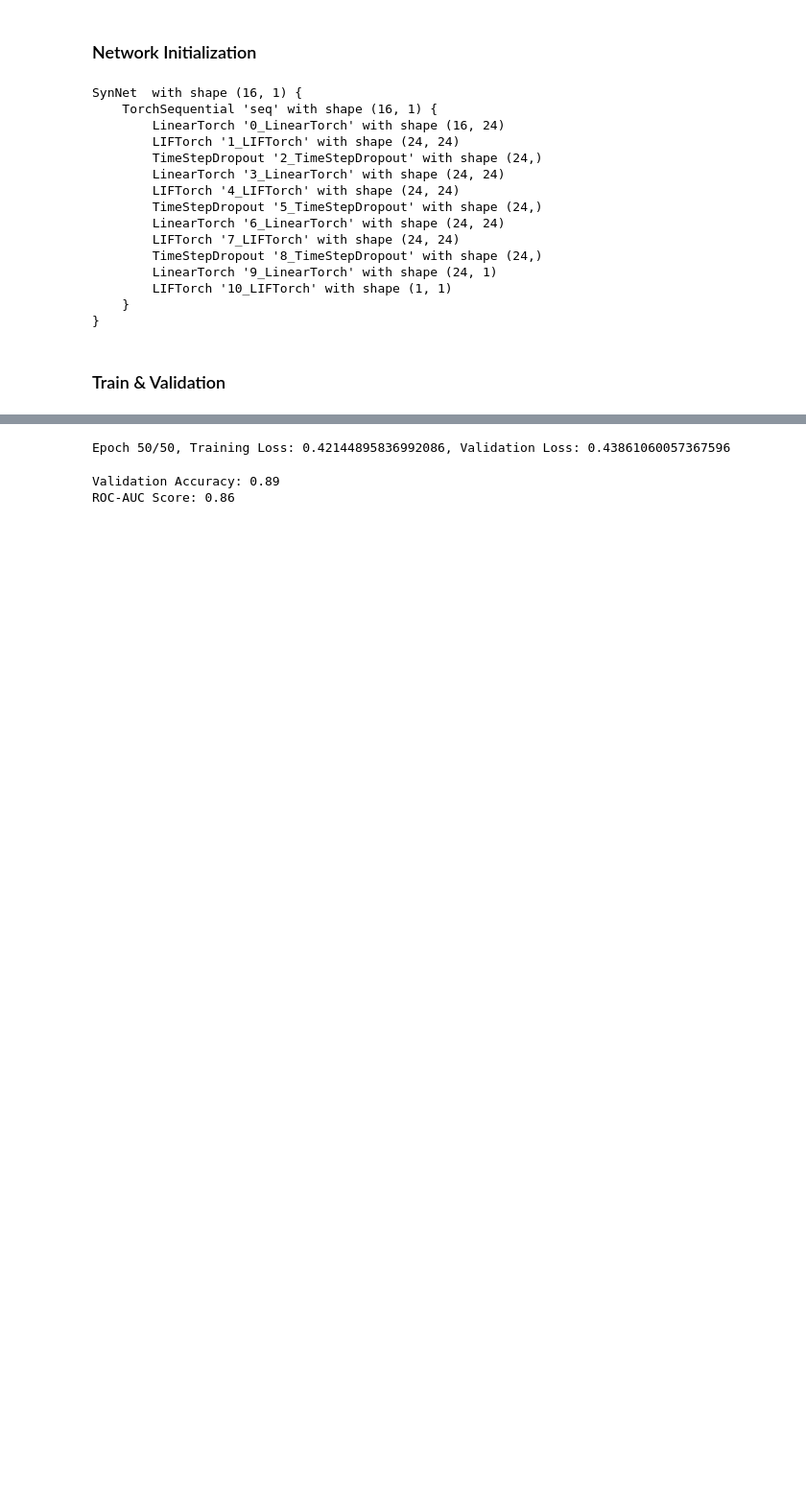
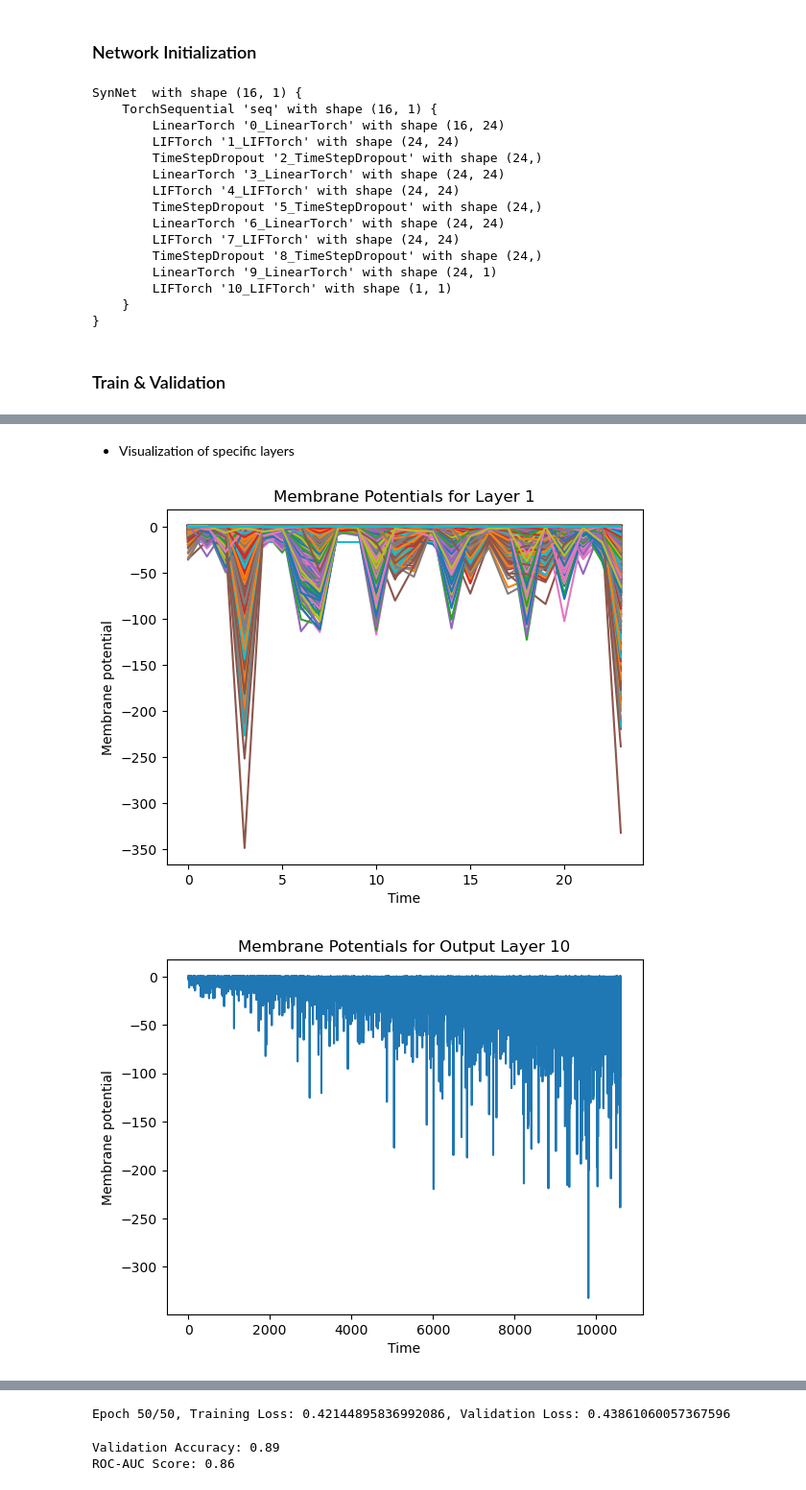
Before and after one commit to uwa-computer-science/project-12-prototype-bio-acoustic-detection-system-soundsentinel, a Jupyter notebook: data_loader_to_model_training.ipynb, the cells around one changed output, grey strips where cells are left out. Shown at 96% size. Cells and saved outputs as stored; diff of their text form; code cells hidden in the pictures; blank space fills up the shorter version.

```diff
--- a/data_loader_to_model_training.ipynb
+++ b/data_loader_to_model_training.ipynb
@@ -287,0 +386,25 @@ Epoch 12/50, Training Loss: 27.87382075471698, Validation Loss: 28.1160714285714
+# %% [markdown]
+- Visualization of specific layers
+# %%
+# Plot membrane potentials for the first hidden layer and output layer
+layer_to_plot_hidden = 1  # First hidden layer
+layer_to_plot_output = 10  # Output layer
+
+# Membrane potential for first hidden layer
+mem_pot_hidden_layer = padded_potentials[:, :24]  # First 24 neurons for the hidden layer
+plt.plot(mem_pot_hidden_layer.T)
+plt.xlabel("Time")
+plt.ylabel("Membrane potential")
+plt.title(f"Membrane Potentials for Layer {layer_to_plot_hidden}")
+plt.show()
+
+# Membrane potential for output layer (last layer)
+mem_pot_output_layer = padded_potentials[:, -1]  # Output layer (single neuron, repeated 24 times for plotting)
+plt.plot(mem_pot_output_layer.T)
+plt.xlabel("Time")
+plt.ylabel("Membrane potential")
+plt.title(f"Membrane Potentials for Output Layer {layer_to_plot_output}")
+plt.show()
+# %% [output]
+[figure, added]
+[figure, added]
```
Also changed, not shown: parts of 22 cells of this notebook.
